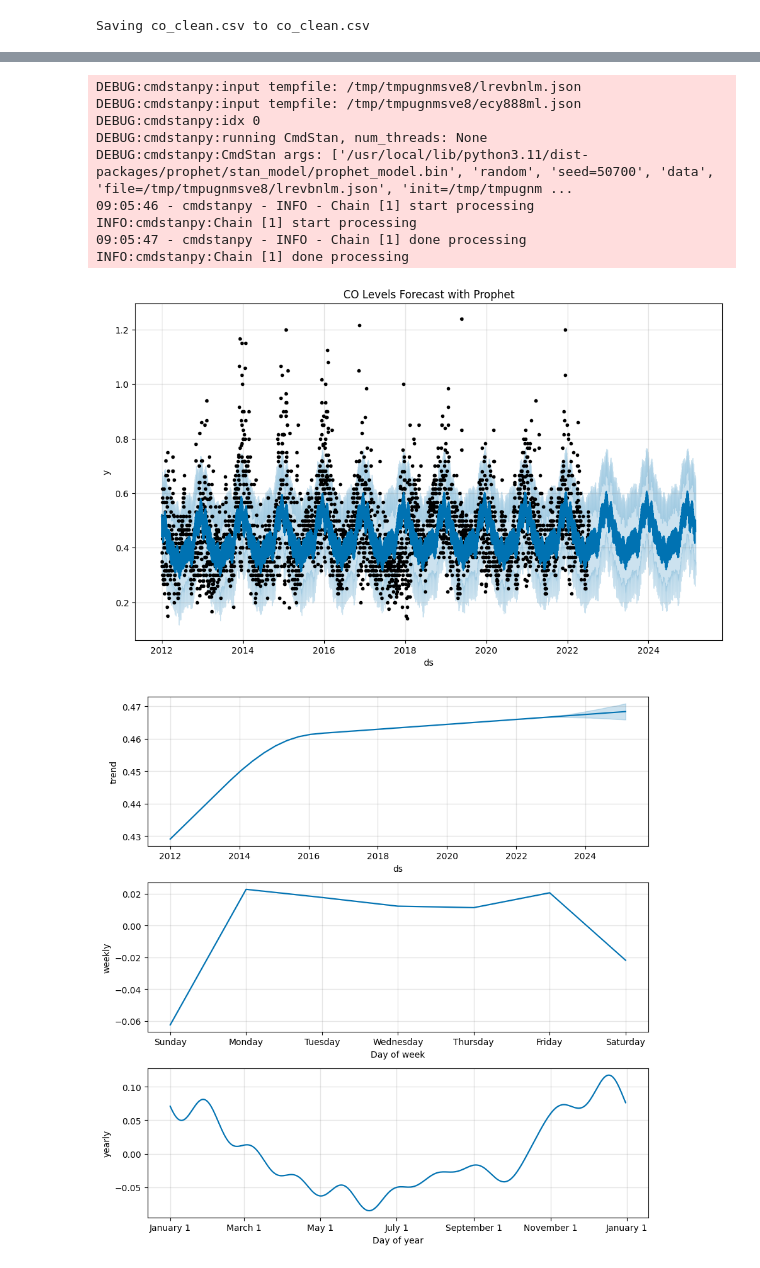
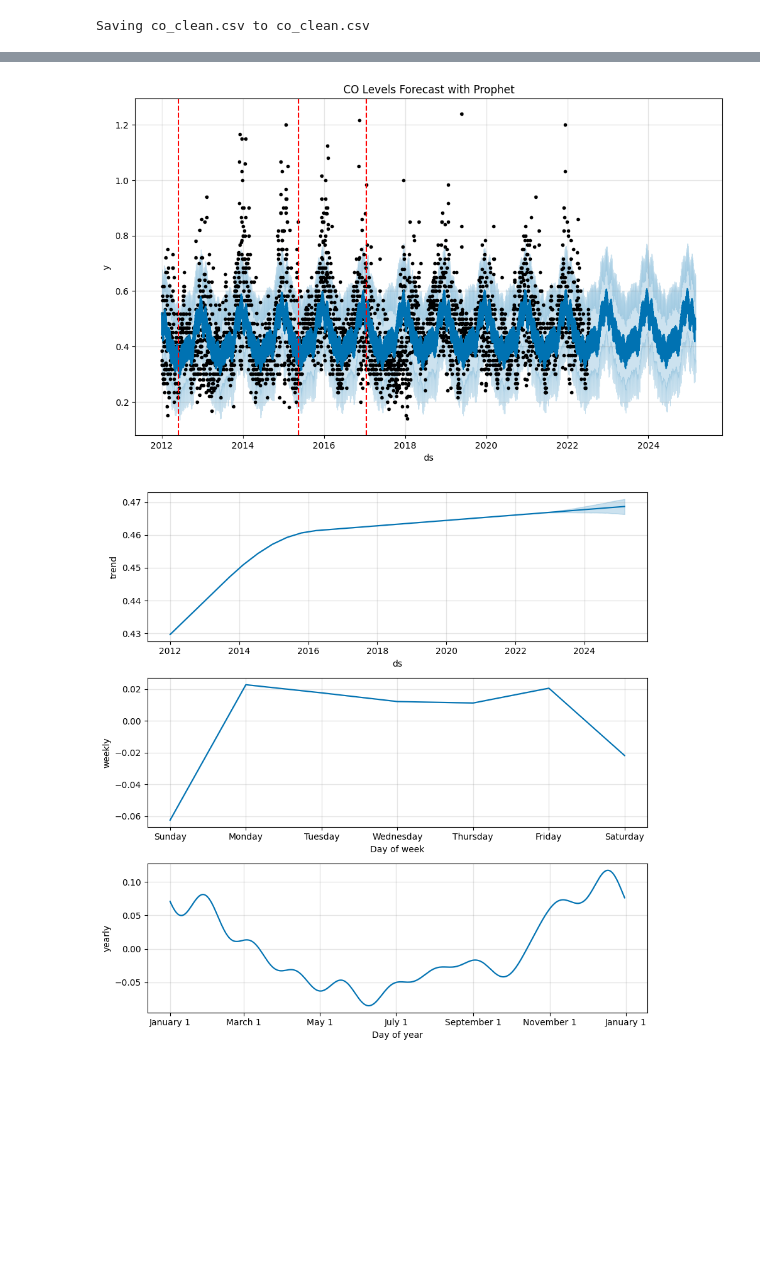
Before and after one commit to sinitsky96/Time-Series-Project, a Jupyter notebook: prophet_checks.ipynb, the cells around one changed output, grey strips where cells are left out. Saved outputs shown, nothing was run; the diff lists cells and outputs as text; code cells hidden in the pictures; blank space fills up the shorter version.

```diff
--- a/prophet_checks.ipynb
+++ b/prophet_checks.ipynb
@@ -328,42 +253,39 @@ train.tail()
 # %%
 prophet_df = train.reset_index()
 prophet_df.columns = ['ds', 'y']  # Prophet requires these specific column names
 
 # Fit Prophet model on training data
 model_prophet = Prophet(yearly_seasonality=True, weekly_seasonality=True,
-                        daily_seasonality=False, changepoint_prior_scale=0.01)
+                        daily_seasonality=False, changepoint_prior_scale=0.01,
+                        changepoint_range=1.0)
 model_prophet.fit(prophet_df)
+
+top_n = 3
+top_cp = changpoints.sort_values(by='deltas', ascending=False).head(top_n)['cp']
 
 # Forecast for a number of periods equal to the length of the test set
 future_dates = model_prophet.make_future_dataframe(periods=len(test))
 forecast_prophet = model_prophet.predict(future_dates)
 
 # Calculate metrics for both models
 prophet_fitted = forecast_prophet.loc[forecast_prophet['ds'].isin(prophet_df['ds']), 'yhat']
 prophet_actual = prophet_df['y']
 
 
 prophet_metrics = {
     'RMSE': np.sqrt(mean_squared_error(prophet_actual, prophet_fitted)),
     'MAE': mean_absolute_error(prophet_actual, prophet_fitted)
 }
 
 # Plot Prophet forecast and components
 fig1 = model_prophet.plot(forecast_prophet)
+for cp in top_cp:
+    plt.axvline(x=cp, color='r', linestyle='--')
 plt.title('CO Levels Forecast with Prophet')
 plt.show()
 
 fig2 = model_prophet.plot_components(forecast_prophet)
 plt.show()
 # %% [output]
-DEBUG:cmdstanpy:input tempfile: /tmp/tmpugnmsve8/lrevbnlm.json
-DEBUG:cmdstanpy:input tempfile: /tmp/tmpugnmsve8/ecy888ml.json
-DEBUG:cmdstanpy:idx 0
-DEBUG:cmdstanpy:running CmdStan, num_threads: None
-DEBUG:cmdstanpy:CmdStan args: ['/usr/local/lib/python3.11/dist-packages/prophet/stan_model/prophet_model.bin', 'random', 'seed=50700', 'data', 'file=/tmp/tmpugnmsve8/lrevbnlm.json', 'init=/tmp/tmpugnm ...
-09:05:46 - cmdstanpy - INFO - Chain [1] start processing
-INFO:cmdstanpy:Chain [1] start processing
-09:05:47 - cmdstanpy - INFO - Chain [1] done processing
-INFO:cmdstanpy:Chain [1] done processing
-[figure, old version]
+[figure, new version]
 [figure]
```
Also changed, not shown: parts of 20 cells of this notebook.
